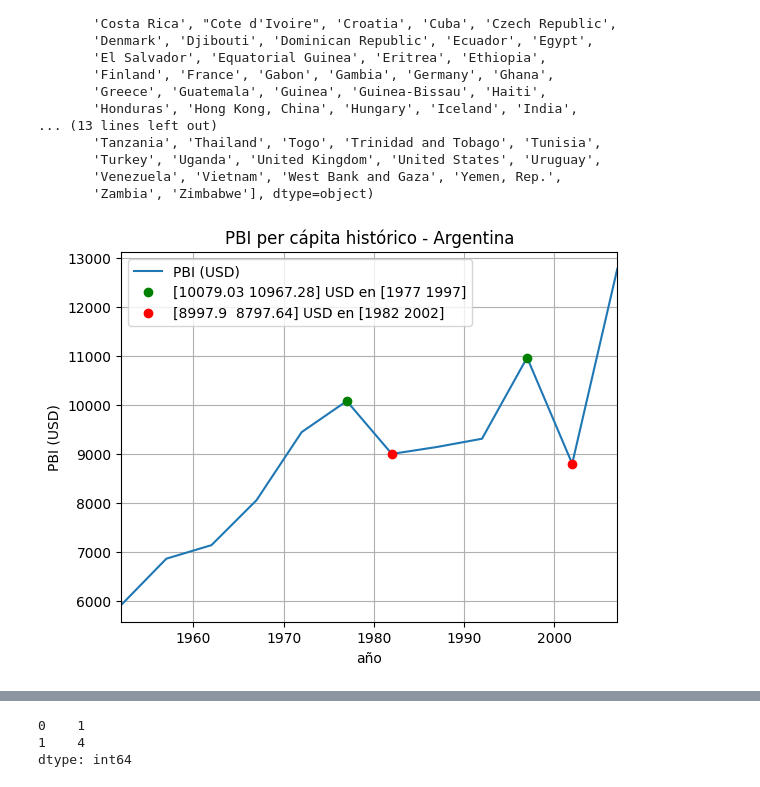
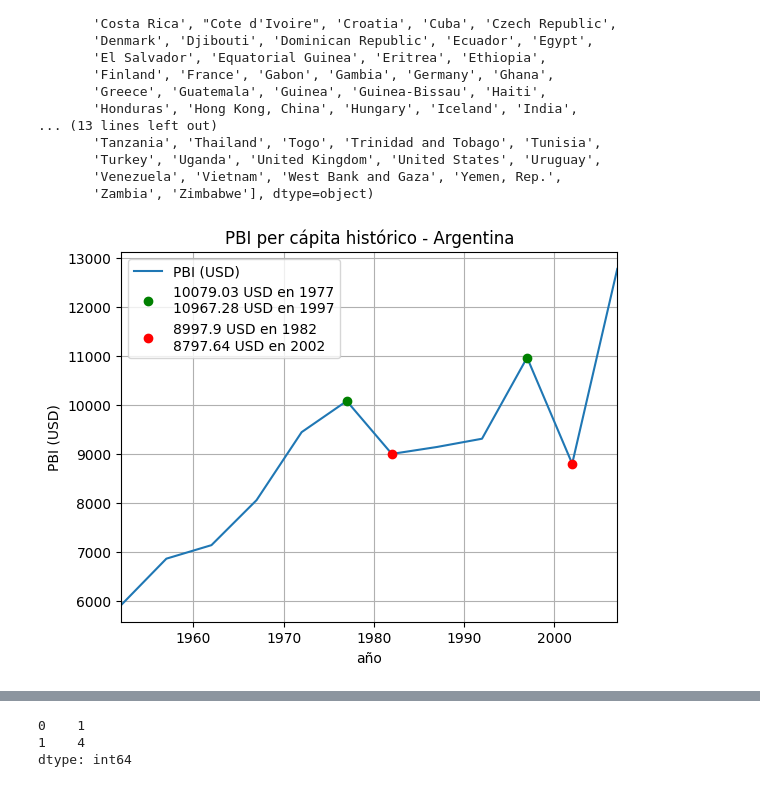
Before and after one commit to juansearg/colab, a Jupyter notebook: TP1_grupo_23.ipynb, the cells around one changed output, grey strips where cells are left out. Cells and saved outputs as stored; diff of their text form; code cells hidden in the pictures.

```diff
--- a/TP1_grupo_23.ipynb
+++ b/TP1_grupo_23.ipynb
@@ -637,35 +637,41 @@ PBI = data.gdpPercap # eje y
 plt.plot(year,PBI, label='PBI (USD)')
 
 
 # Limitamos el rango de x al rango de los años registrados
 plt.xlim(min(year),max(year))
 
 # Marcamos máximos locales
-maximos=maximos_locales(PBI)
+maximos=maximos_locales(PBI) # Ejecutamos la función creada.
 x1=gapminder.loc[maximos.values,'year']
 y1=gapminder.loc[maximos.values,'gdpPercap']
-plt.plot(x1, y1, 'go', label=str(y1.values.round(2))+' USD en '+str(x1.values))
+etiqueta=''
+for x,y in zip(x1,y1): # Preparamos la etiqueta del gráfico.
+  etiqueta+=str(round(y,2))+' USD en '+str(x)+'\n'
+plt.plot(x1, y1, 'go', label=etiqueta.rstrip('\n'))
 
 
 # Marcamos máximos locales
 minimos=minimos_locales(PBI)
 x1=gapminder.loc[minimos.values,'year']
 y1=gapminder.loc[minimos.values,'gdpPercap']
-plt.plot(x1, y1, 'ro', label=str(y1.values.round(2))+' USD en '+str(x1.values))
+etiqueta=''
+for x,y in zip(x1,y1): # Preparamos la etiqueta del gráfico.
+  etiqueta+=str(round(y,2))+' USD en '+str(x)+'\n'
+plt.plot(x1, y1, 'ro', label=etiqueta.rstrip('\n'))
 
 # Ejecutamos el comando para que muestre la grilla
 plt.grid()
 
 # Etiquetamos el eje x y eje y
 plt.xlabel('año')
 plt.ylabel('PBI (USD)')
 
 # Colocamos un título.
 plt.title('PBI per cápita histórico - Argentina')
 
 plt.legend() # Comando para que muestre las etiquetas.
 
 plt.show()
 # %% [output]
-[figure, old version]
+[figure, new version]
 # %%
```
Also changed, not shown: parts of 1 cell of this notebook.
